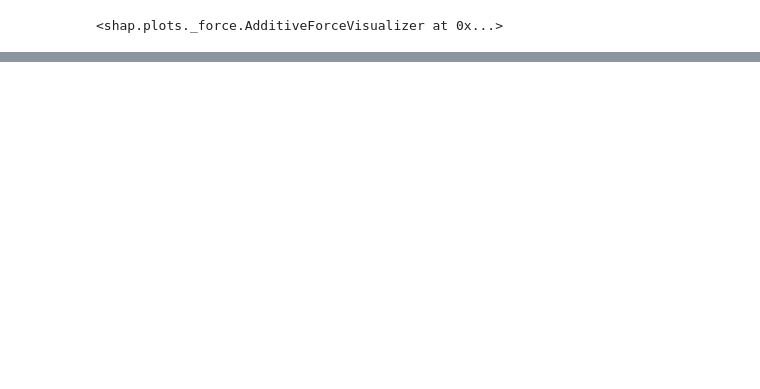
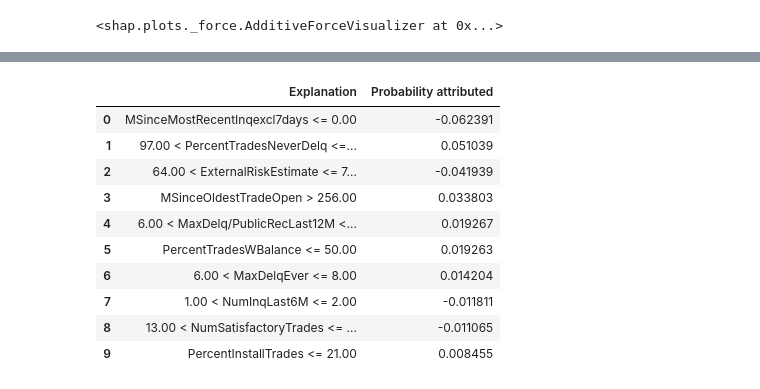
Before and after one commit to adubowski/va-heloc, a Jupyter notebook: heloc_model/Adam.ipynb, the cells around one changed output, grey strips where cells are left out. Cells and saved outputs as stored; diff of their text form; code cells hidden in the pictures; blank space fills up the shorter version.

```diff
--- a/heloc_model/Adam.ipynb
+++ b/heloc_model/Adam.ipynb
@@ -179,0 +176,14 @@ exp.as_list()
+# %%
+pd.DataFrame(d)
+# %% [output]
+|  | Explanation | Probability attributed |
+| 0 | MSinceMostRecentInqexcl7days <= 0.00 | -0.062391 |
+| 1 | 97.00 < PercentTradesNeverDelq <=... | 0.051039 |
+| 2 | 64.00 < ExternalRiskEstimate <= 7... | -0.041939 |
+| 3 | MSinceOldestTradeOpen > 256.00 | 0.033803 |
+| 4 | 6.00 < MaxDelq/PublicRecLast12M <... | 0.019267 |
+| 5 | PercentTradesWBalance <= 50.00 | 0.019263 |
+| 6 | 6.00 < MaxDelqEver <= 8.00 | 0.014204 |
+| 7 | 1.00 < NumInqLast6M <= 2.00 | -0.011811 |
+| 8 | 13.00 < NumSatisfactoryTrades <= ... | -0.011065 |
+| 9 | PercentInstallTrades <= 21.00 | 0.008455 |
```
Also changed, not shown: parts of 13 cells of this notebook, 4 other files.
